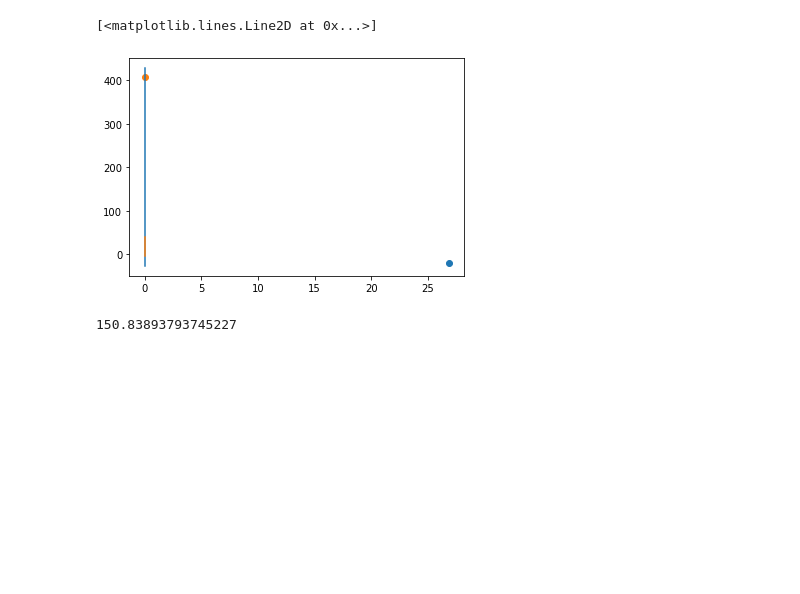
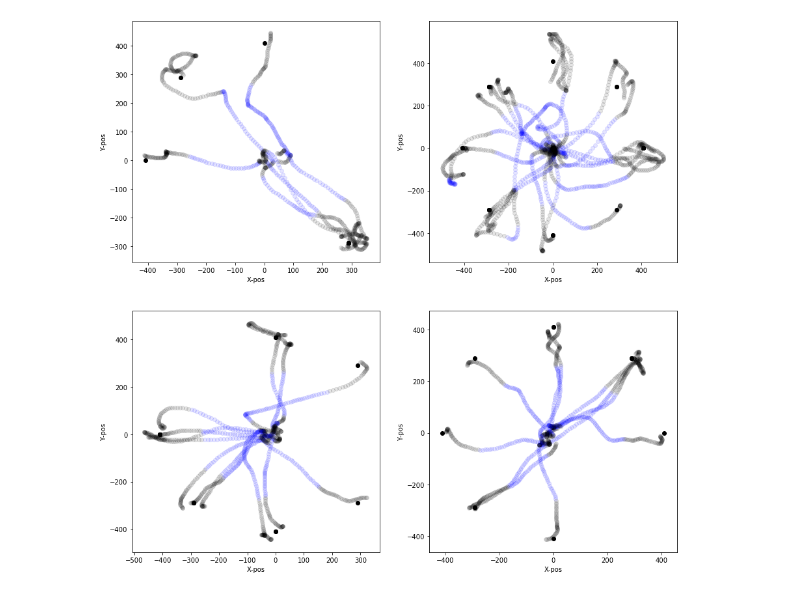
Before and after one commit to guyhwilson/nonstationarities, a Jupyter notebook: code/stability_SNREstimation.ipynb, the cells around one changed output. Saved outputs shown, nothing was run; the diff lists cells and outputs as text; code cells hidden in the pictures; blank space fills up the shorter version.

```diff
--- a/code/stability_SNREstimation.ipynb
+++ b/code/stability_SNREstimation.ipynb
@@ -40,3 +123,41 @@ n_files       = len(files)
+# %%
+figSize(15, 15)
+
+# general settings:
+np.random.seed(42)
+diffs           = list()
+task            = 'cursor'
+train_frac      = 0.5
+sigma           = None
+n_plot          = 20   # number of reach trajectories to plot
+
+# SNR calculation settings:
+thresh          = 150  # only calculate SNR using points far from target
+cutStart        = 15   # exclude first 10 timesteps (300 ms to account for RT)
+
+for i, f in enumerate(np.random.choice(files, 4, replace = False)):
+    dat       = DataStruct(f, alignScreens = True)
+    blocks    = [sessions_check[f] if  f in sessions_check.keys() else None][0]
+
+    train_x, train_cursorPos, train_y, test_x, test_cursorPos, test_y = prep_HMMData(dat, train_frac = train_frac, task = task, blocks = blocks, cutStart = 0, return_flattened = False)
+    n_trls    = len(train_y)
+
+    plt.subplot(2, 2, i + 1)
+    plt.xlabel('X-pos')
+    plt.ylabel('Y-pos')
+    for j in np.random.choice(n_trls, n_plot, replace = False):
+        targ      = train_y[j][1, :] + train_cursorPos[j][1, :]
+        if (targ != [0, 0]).any():
+            dists     = np.linalg.norm(train_y[j], axis = 1)
+            too_close = np.where(dists < thresh)[0]
+            unused    = np.concatenate([np.arange(cutStart), too_close])
+            used      = np.setdiff1d(np.arange(len(dists)),unused)
+
+            _ = plt.scatter(train_cursorPos[j][used, 0], train_cursorPos[j][used, 1], color = 'b', alpha = 0.1)
+            _ = plt.scatter(train_cursorPos[j][unused, 0], train_cursorPos[j][unused, 1], color = 'k', alpha = 0.1)
+            plt.scatter(targ[0], targ[1], color = 'k')
+# %% [output]
+[figure, added]
 # %%
 from hmm_utils import prep_HMMData
 
@@ -65,8 +202,0 @@ for i, session in enumerate(files):
-# %%
-plt.scatter(test_cursorPos[0, 0], test_cursorPos[0, 1])
-plt.scatter(test_targetPos[0, 0], test_targetPos[0, 1])
-plt.plot([0,0] ,p_t[0, :])
-plt.plot([0,0],  u_t[0, :])
-# %% [output]
-[<matplotlib.lines.Line2D at 0x...>]
-[figure, removed]
@@ -79,4 +202,0 @@ res   = ((u_t * mult) - p_t)
-# %%
-np.var(res.flatten())
-# %% [output]
-150.83893793745227
```
Also changed, not shown: parts of 19 cells of this notebook, 17 other files.
